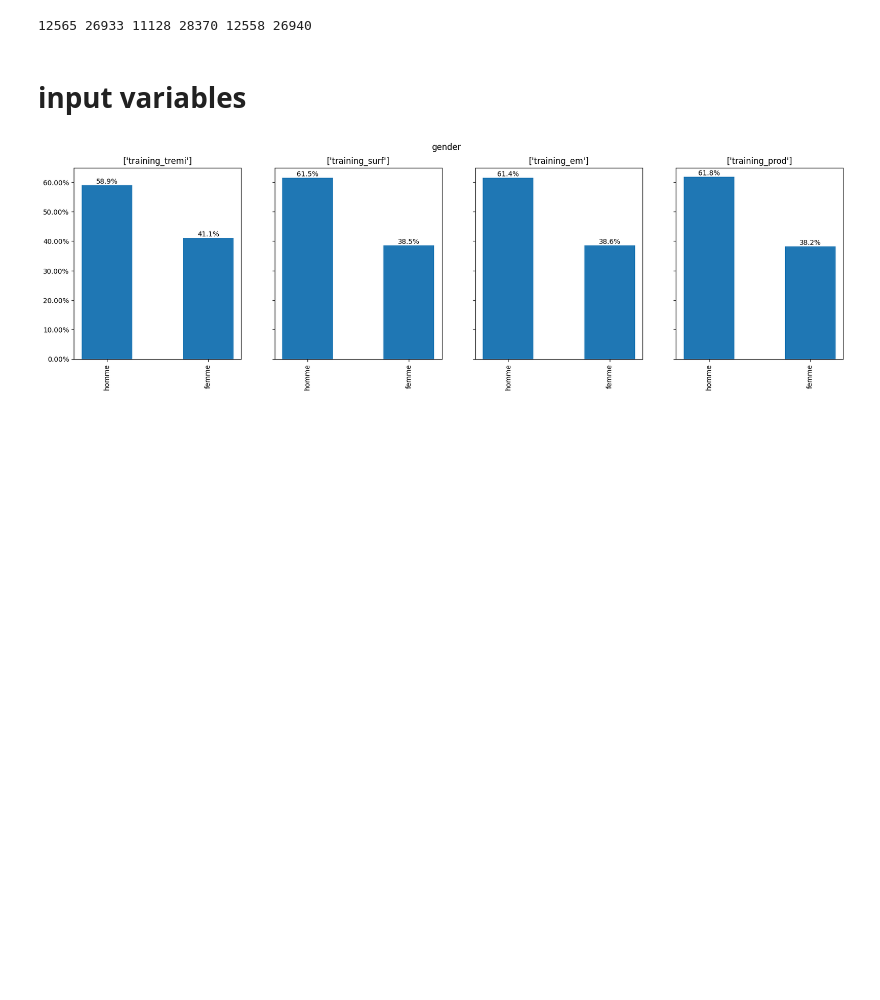
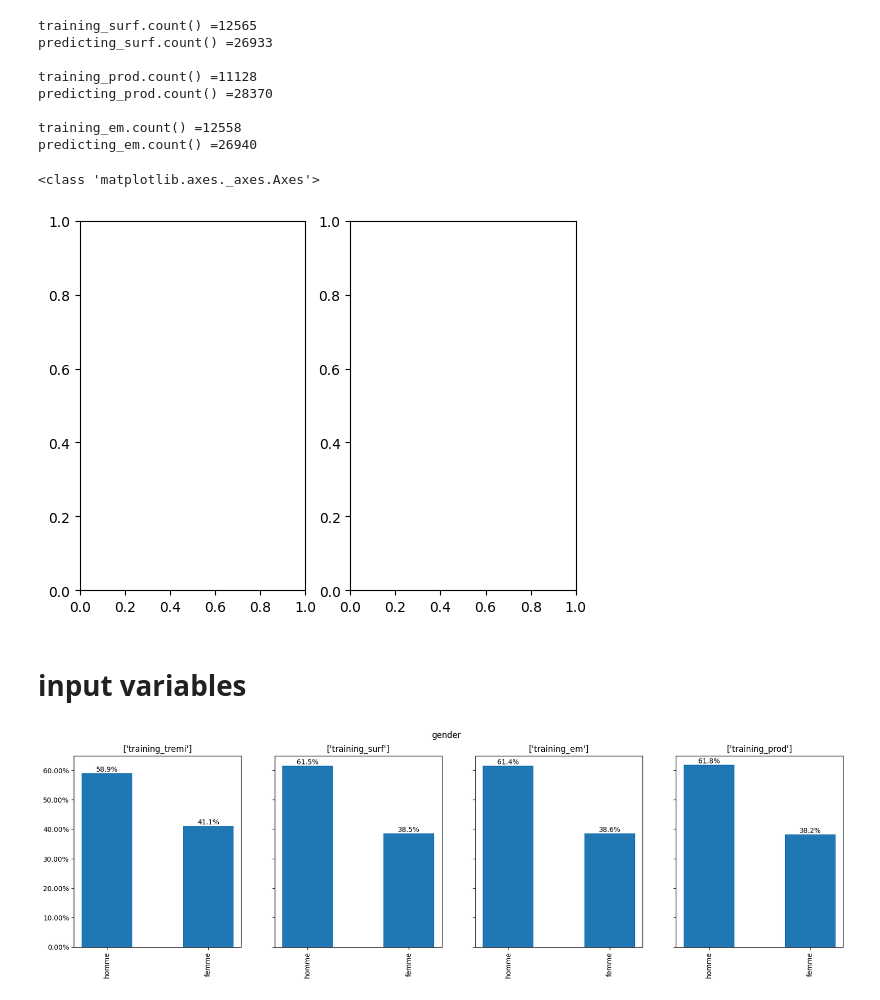
Before and after one commit to axrocheteau/renov_local, a Jupyter notebook: pred_tremi_v2.ipynb, the cells around one changed output. Drawn from its saved outputs; the diff is of its cells as text; code cells hidden in the pictures; blank space fills up the shorter version.

```diff
--- a/pred_tremi_v2.ipynb
+++ b/pred_tremi_v2.ipynb
@@ -79,7 +84,7 @@ training_tremi = (
 
 dictionary = dataframes['dictionary']
 # %%
-
+# split training and prediction datasets
 training_surf = training_tremi.filter(F.col('surface').isNotNull()).drop('heating_emission', 'heating_production')
 predicting_surf = training_tremi.filter(F.col('surface').isNull()).drop('heating_emission', 'heating_production')
 
@@ -89,17 +94,28 @@ predicting_prod = training_tremi.filter(F.col('heating_production').isNull()).dr
 training_em = training_tremi.filter(F.col('heating_emission').isNotNull()).drop('surface', 'heating_production')
 predicting_em = training_tremi.filter(F.col('heating_emission').isNull()).drop('surface', 'heating_production')
 
-training_surf2 = (
-    dataframes['pred_tremi_fullv1'].withColumns({
-        'surface' : F.col('surface').cast('float'),
-        'heating_production' : F.col('heating_production').cast('int'),
-        'heating_emission' : F.col('heating_emission').cast('int')
-    })
-    .filter(F.col('surface').isNotNull()).drop('heating_emission', 'heating_production')
-)
-
-print(training_surf.count(), predicting_surf.count(), training_prod.count(), predicting_prod.count(), training_em.count(), predicting_em.count())
+print(f"""
+{training_surf.count() =}
+{predicting_surf.count() =}\n
+{training_prod.count() =}
+{predicting_prod.count() =}\n
+{training_em.count() =}
+{predicting_em.count() =}
+""")
 # %% [output]
-12565 26933 11128 28370 12558 26940
+training_surf.count() =12565
+predicting_surf.count() =26933
+
+training_prod.count() =11128
+predicting_prod.count() =28370
+
+training_em.count() =12558
+predicting_em.count() =26940
+# %%
+f, ax = plt.subplots(1,2)
+print(type(ax[0]))
+# %% [output]
+<class 'matplotlib.axes._axes.Axes'>
+[figure, added]
 # %%
 # get the name of  variable outside fonction
```
Also changed, not shown: parts of 16 cells of this notebook, 47 other files.
